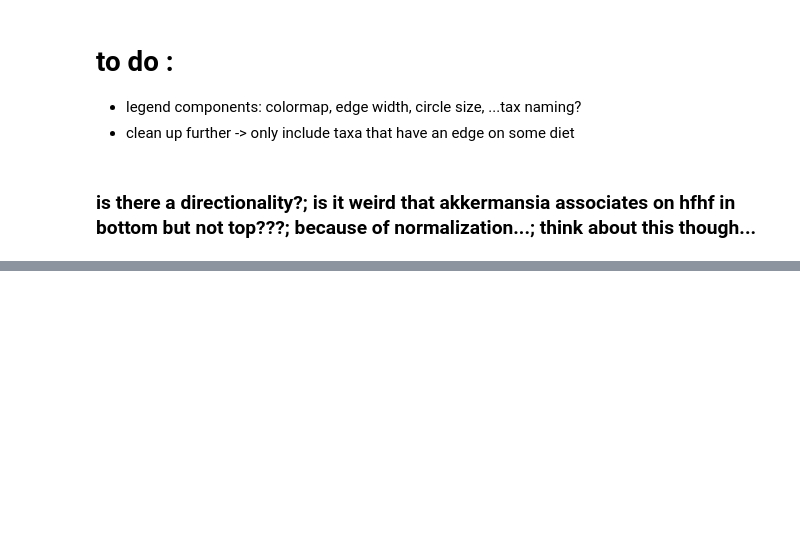
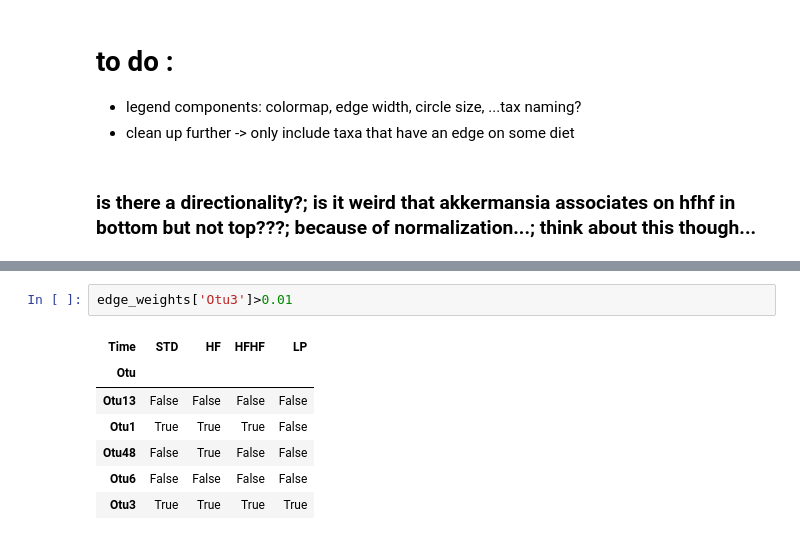
Before and after one commit to gerberlab/MCSPACE, a Jupyter notebook: mcspace/paper/figures/render_association_changes.ipynb, the cells around one changed output, grey strips where cells are left out. Cells and saved outputs as stored; diff of their text form; blank space fills up the shorter version.

```diff
--- a/mcspace/paper/figures/render_association_changes.ipynb
+++ b/mcspace/paper/figures/render_association_changes.ipynb
@@ -357,0 +494,10 @@ Name: Otu20, dtype: object
+# %%
+edge_weights['Otu3']>0.01
+# %% [output]
+| Time | STD | HF | HFHF | LP |
+| Otu |  |  |  |  |
+| Otu13 | False | False | False | False |
+| Otu1 | True | True | True | False |
+| Otu48 | False | True | False | False |
+| Otu6 | False | False | False | False |
+| Otu3 | True | True | True | True |
```
Also changed, not shown: parts of 28 cells of this notebook, 5 other files.
